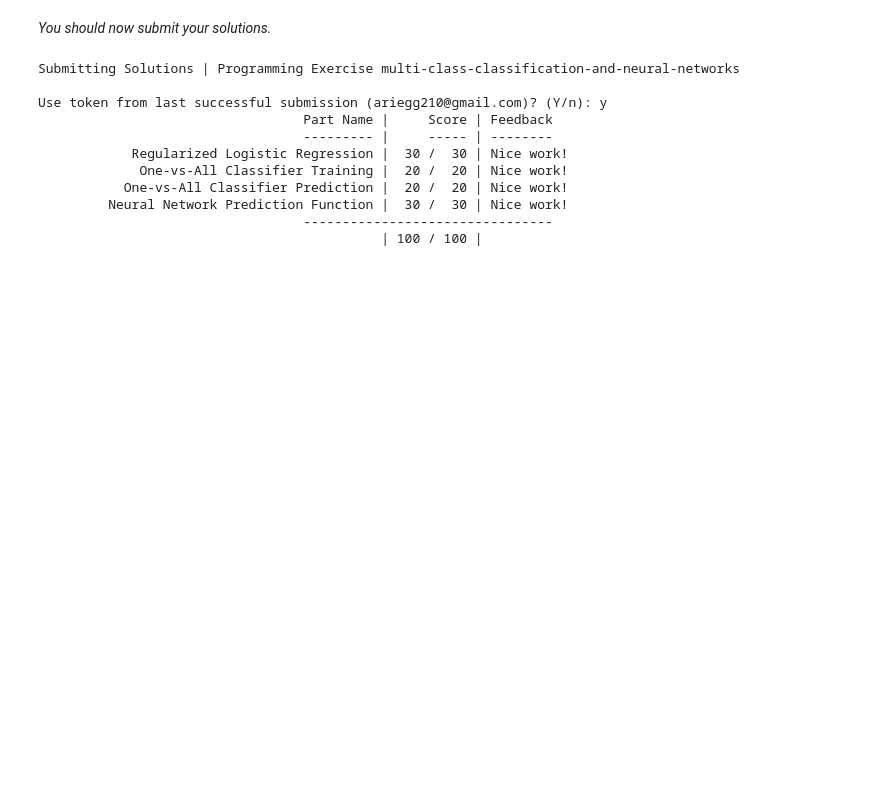
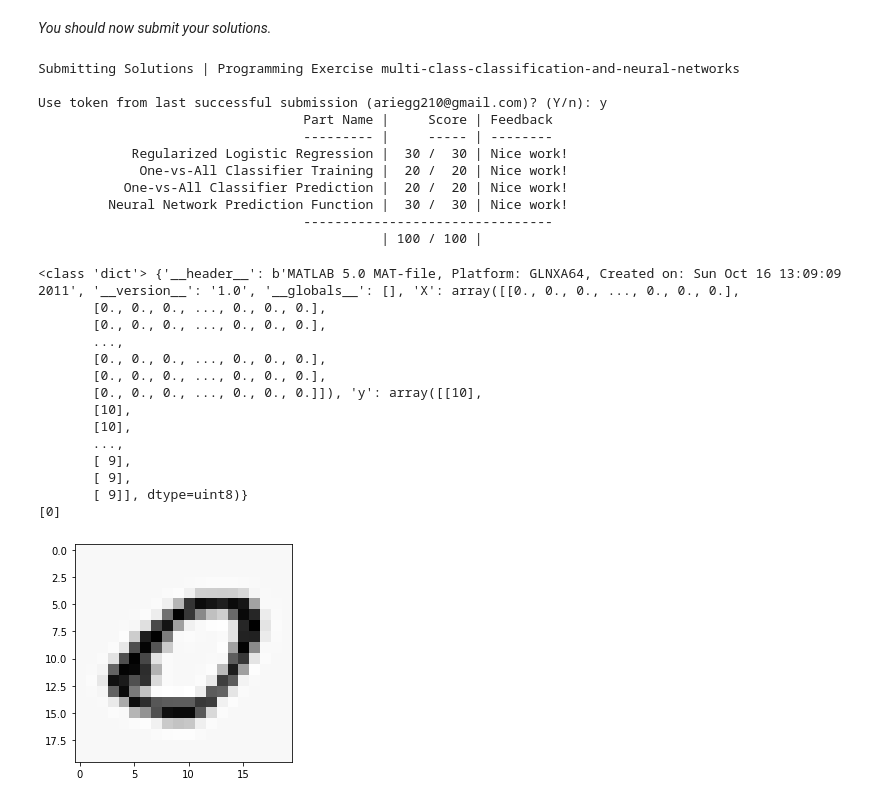
Before and after one commit to Shumzi/andrew-ml-python, a Jupyter notebook: Exercise3/exercise3.ipynb, the cells around one changed output. Cells and saved outputs as stored; diff of their text form; code cells hidden in the pictures; blank space fills up the shorter version.

Commit message:
added my own digit image test for NN

```diff
--- a/Exercise3/exercise3.ipynb
+++ b/Exercise3/exercise3.ipynb
@@ -760,0 +753,28 @@ print(i.unzip())
+# %%
+# mini project: make a number I drew be predicted with our model.
+# first, see how data is shown in ex3data
+from PIL import Image
+data = loadmat(os.path.join('Data', 'ex3data1.mat'))
+print(type(data),data)
+# for row in range(20):
+#     for col in range(20):
+#         print("%0.2f" % X[0,row*20+col],end=',')
+#     print('\n')
+pyplot.imshow(X[0].reshape(20,20),cmap='Greys')
+print(predict(Theta1,Theta2,X[0]))
+# %% [output]
+<class 'dict'> {'__header__': b'MATLAB 5.0 MAT-file, Platform: GLNXA64, Created on: Sun Oct 16 13:09:09 2011', '__version__': '1.0', '__globals__': [], 'X': array([[0., 0., 0., ..., 0., 0., 0.],
+       [0., 0., 0., ..., 0., 0., 0.],
+       [0., 0., 0., ..., 0., 0., 0.],
+       ...,
+       [0., 0., 0., ..., 0., 0., 0.],
+       [0., 0., 0., ..., 0., 0., 0.],
+       [0., 0., 0., ..., 0., 0., 0.]]), 'y': array([[10],
+       [10],
+       [10],
+       ...,
+       [ 9],
+       [ 9],
+       [ 9]], dtype=uint8)}
+[0]
+[figure, added]
```
Also changed, not shown: parts of 5 cells of this notebook.
